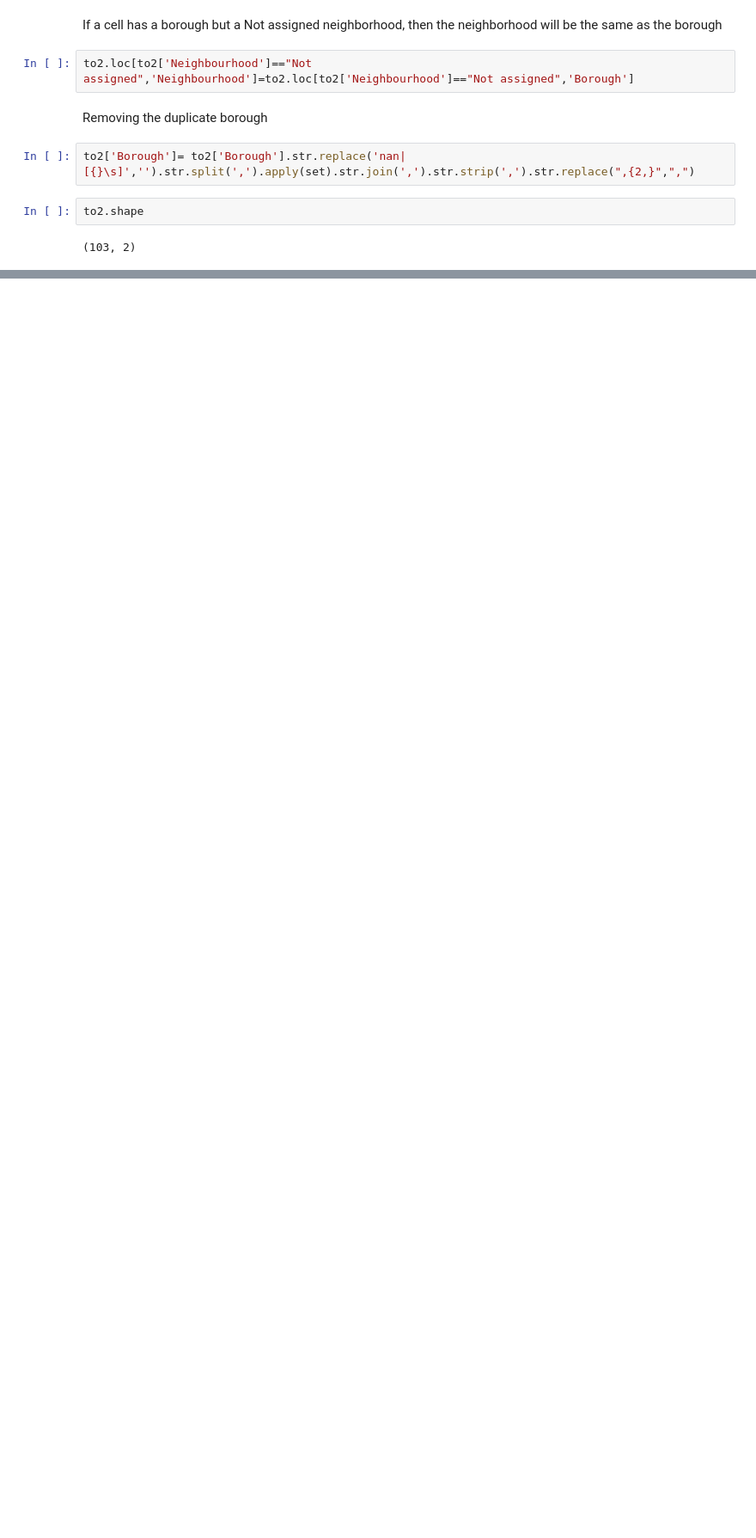
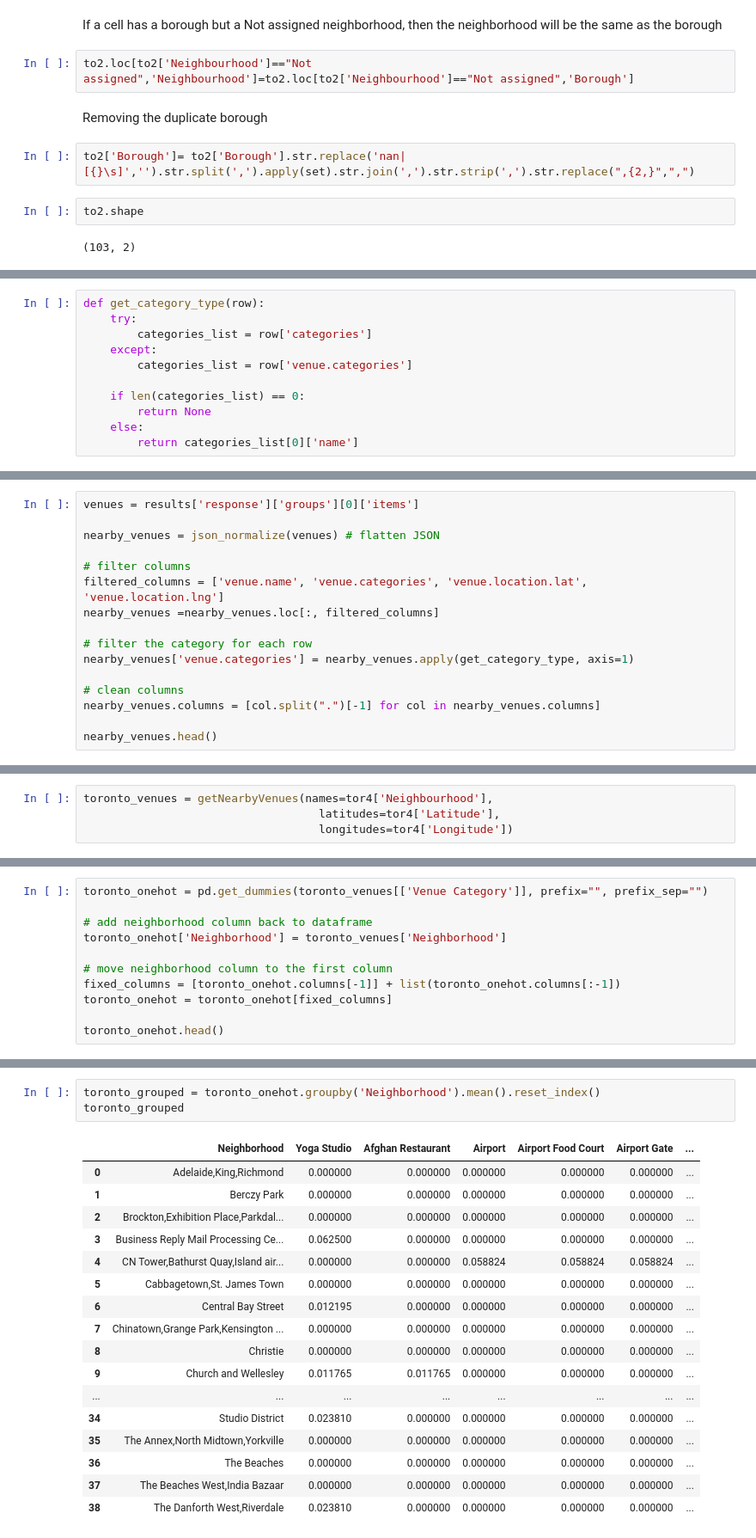
Before and after one commit to Annika84/Toronto-neighborhood, a Jupyter notebook: Toronto neighborhood_annika.ipynb, the cells around one changed output, grey strips where cells are left out. Shown: that part at 86% size. Cells and saved outputs as stored; diff of their text form; blank space fills up the shorter version.

Commit message:
Published from Watson Studio.

```diff
--- a/Toronto neighborhood_annika.ipynb
+++ b/Toronto neighborhood_annika.ipynb
@@ -84,0 +279,11 @@ to2.shape
+# %%
+def get_category_type(row):
+    try:
+        categories_list = row['categories']
+    except:
+        categories_list = row['venue.categories']
+
+    if len(categories_list) == 0:
+        return None
+    else:
+        return categories_list[0]['name']
@@ -84,0 +292,16 @@ to2.shape
+# %%
+venues = results['response']['groups'][0]['items']
+
+nearby_venues = json_normalize(venues) # flatten JSON
+
+# filter columns
+filtered_columns = ['venue.name', 'venue.categories', 'venue.location.lat', 'venue.location.lng']
+nearby_venues =nearby_venues.loc[:, filtered_columns]
+
+# filter the category for each row
+nearby_venues['venue.categories'] = nearby_venues.apply(get_category_type, axis=1)
+
+# clean columns
+nearby_venues.columns = [col.split(".")[-1] for col in nearby_venues.columns]
+
+nearby_venues.head()
@@ -84,0 +367,4 @@ to2.shape
+# %%
+toronto_venues = getNearbyVenues(names=tor4['Neighbourhood'],
+                                   latitudes=tor4['Latitude'],
+                                   longitudes=tor4['Longitude'])
@@ -84,0 +433,11 @@ to2.shape
+# %%
+toronto_onehot = pd.get_dummies(toronto_venues[['Venue Category']], prefix="", prefix_sep="")
+
+# add neighborhood column back to dataframe
+toronto_onehot['Neighborhood'] = toronto_venues['Neighborhood']
+
+# move neighborhood column to the first column
+fixed_columns = [toronto_onehot.columns[-1]] + list(toronto_onehot.columns[:-1])
+toronto_onehot = toronto_onehot[fixed_columns]
+
+toronto_onehot.head()
@@ -84,0 +454,21 @@ to2.shape
+# %%
+toronto_grouped = toronto_onehot.groupby('Neighborhood').mean().reset_index()
+toronto_grouped
+# %% [output]
+|  | Neighborhood | Yoga Studio | Afghan Restaurant | Airport | Airport Food Court | Airport Gate | ... |
+| 0 | Adelaide,King,Richmond | 0.000000 | 0.000000 | 0.000000 | 0.000000 | 0.000000 | ... |
+| 1 | Berczy Park | 0.000000 | 0.000000 | 0.000000 | 0.000000 | 0.000000 | ... |
+| 2 | Brockton,Exhibition Place,Parkdal... | 0.000000 | 0.000000 | 0.000000 | 0.000000 | 0.000000 | ... |
+| 3 | Business Reply Mail Processing Ce... | 0.062500 | 0.000000 | 0.000000 | 0.000000 | 0.000000 | ... |
+| 4 | CN Tower,Bathurst Quay,Island air... | 0.000000 | 0.000000 | 0.058824 | 0.058824 | 0.058824 | ... |
+| 5 | Cabbagetown,St. James Town | 0.000000 | 0.000000 | 0.000000 | 0.000000 | 0.000000 | ... |
+| 6 | Central Bay Street | 0.012195 | 0.000000 | 0.000000 | 0.000000 | 0.000000 | ... |
+| 7 | Chinatown,Grange Park,Kensington ... | 0.000000 | 0.000000 | 0.000000 | 0.000000 | 0.000000 | ... |
+| 8 | Christie | 0.000000 | 0.000000 | 0.000000 | 0.000000 | 0.000000 | ... |
+| 9 | Church and Wellesley | 0.011765 | 0.011765 | 0.000000 | 0.000000 | 0.000000 | ... |
+| ... | ... | ... | ... | ... | ... | ... | ... |
+| 34 | Studio District | 0.023810 | 0.000000 | 0.000000 | 0.000000 | 0.000000 | ... |
+| 35 | The Annex,North Midtown,Yorkville | 0.000000 | 0.000000 | 0.000000 | 0.000000 | 0.000000 | ... |
+| 36 | The Beaches | 0.000000 | 0.000000 | 0.000000 | 0.000000 | 0.000000 | ... |
+| 37 | The Beaches West,India Bazaar | 0.000000 | 0.000000 | 0.000000 | 0.000000 | 0.000000 | ... |
+| 38 | The Danforth West,Riverdale | 0.023810 | 0.000000 | 0.000000 | 0.000000 | 0.000000 | ... |
```
Also changed, not shown: parts of 58 cells of this notebook.
